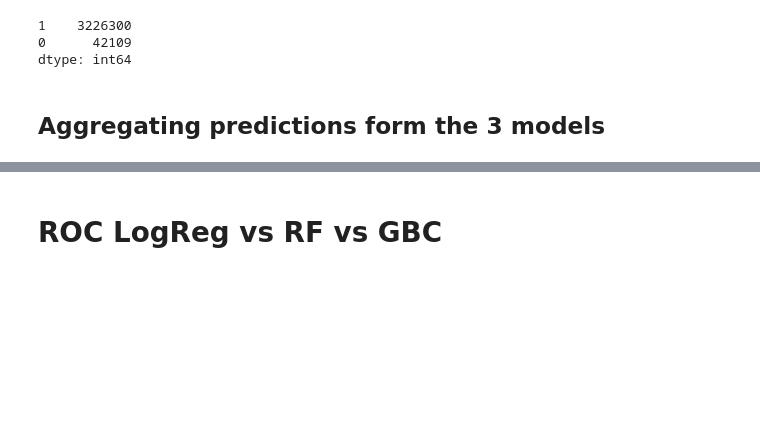
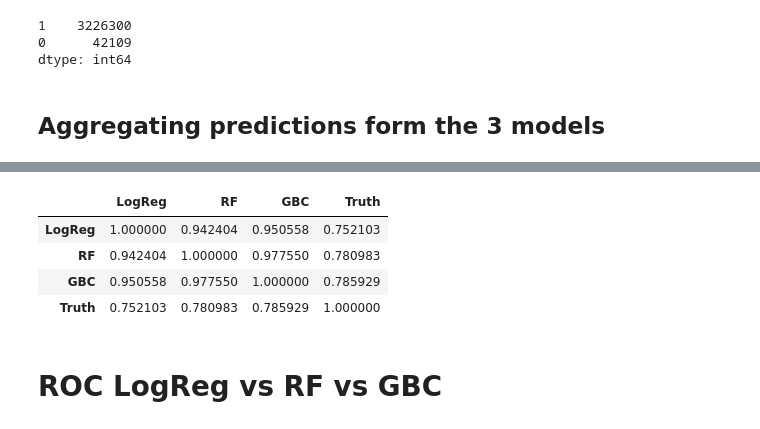
Before and after one commit to Schork-Lab/cg-classifier, a Jupyter notebook: ipynb/cg_RF_NA12877.ipynb, the cells around one changed output, grey strips where cells are left out. Drawn from its saved outputs; the diff is of its cells as text; code cells hidden in the pictures; blank space fills up the shorter version.

```diff
--- a/ipynb/cg_RF_NA12877.ipynb
+++ b/ipynb/cg_RF_NA12877.ipynb
@@ -912,0 +956,8 @@ test_set_indels_predictions.to_csv('/Users/ers_vader/git_data/cg_classifier/mode
+# %%
+prob_corr_df
+# %% [output]
+|  | LogReg | RF | GBC | Truth |
+| LogReg | 1.000000 | 0.942404 | 0.950558 | 0.752103 |
+| RF | 0.942404 | 1.000000 | 0.977550 | 0.780983 |
+| GBC | 0.950558 | 0.977550 | 1.000000 | 0.785929 |
+| Truth | 0.752103 | 0.780983 | 0.785929 | 1.000000 |
```
Also changed, not shown: parts of 10 cells of this notebook.
